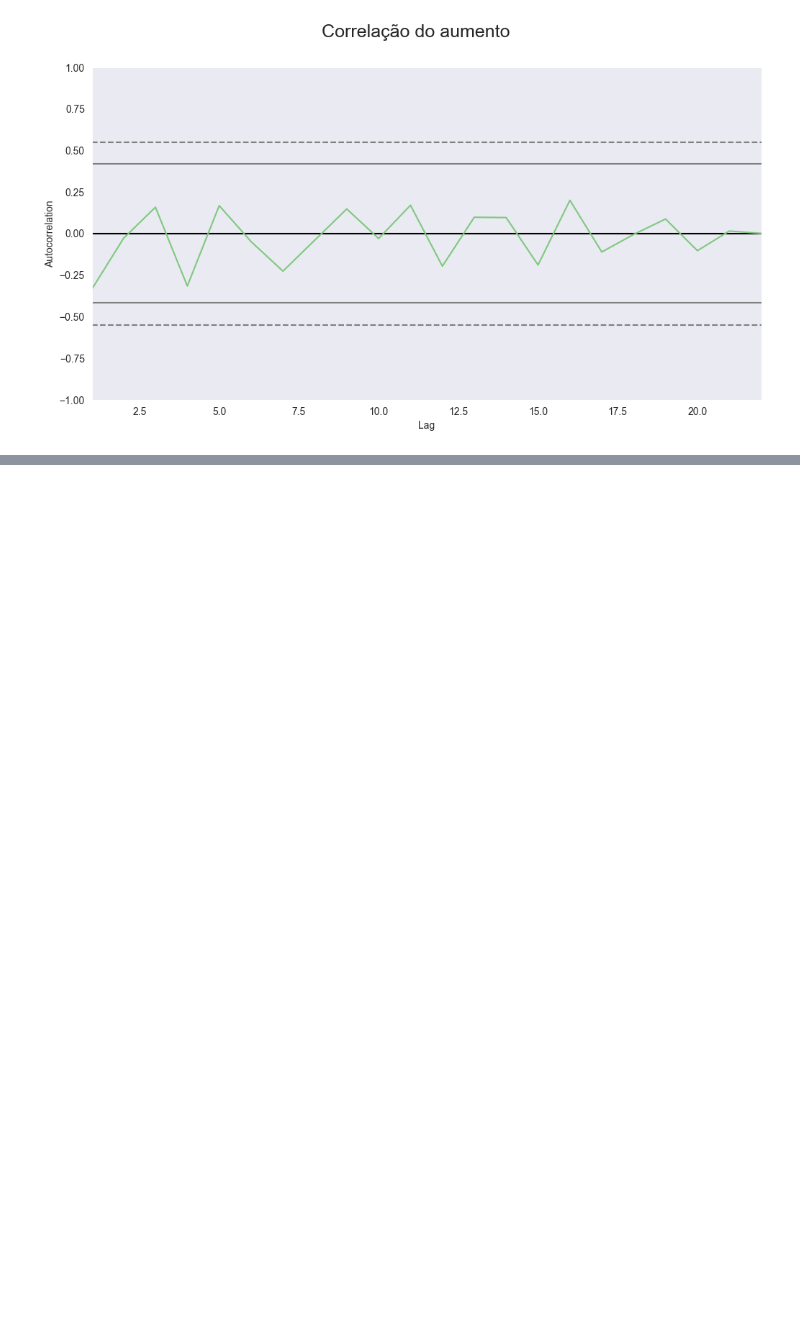
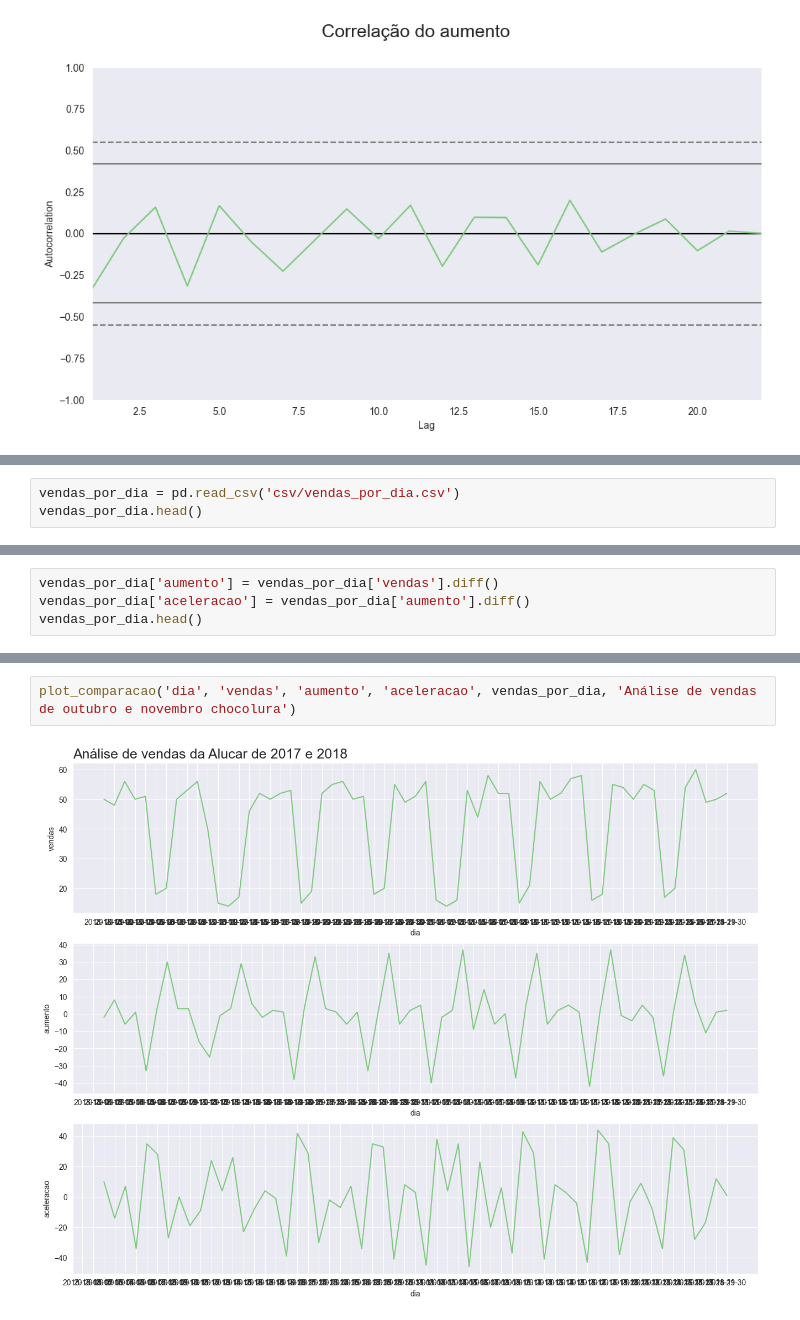
Before and after one commit to devnicolecabral/analise-series-temporais, a Jupyter notebook: timeseries.ipynb, the cells around one changed output, grey strips where cells are left out. Saved outputs shown, nothing was run; the diff lists cells and outputs as text; blank space fills up the shorter version.

```diff
--- a/timeseries.ipynb
+++ b/timeseries.ipynb
@@ -154,0 +229,3 @@ ax = ax
+# %%
+vendas_por_dia = pd.read_csv('csv/vendas_por_dia.csv')
+vendas_por_dia.head()
@@ -154,0 +245,4 @@ ax = ax
+# %%
+vendas_por_dia['aumento'] = vendas_por_dia['vendas'].diff()
+vendas_por_dia['aceleracao'] = vendas_por_dia['aumento'].diff()
+vendas_por_dia.head()
@@ -154,0 +256,4 @@ ax = ax
+# %%
+plot_comparacao('dia', 'vendas', 'aumento', 'aceleracao', vendas_por_dia, 'Análise de vendas de outubro e novembro chocolura')
+# %% [output]
+[figure, added]
```
Also changed, not shown: parts of 28 cells of this notebook.
